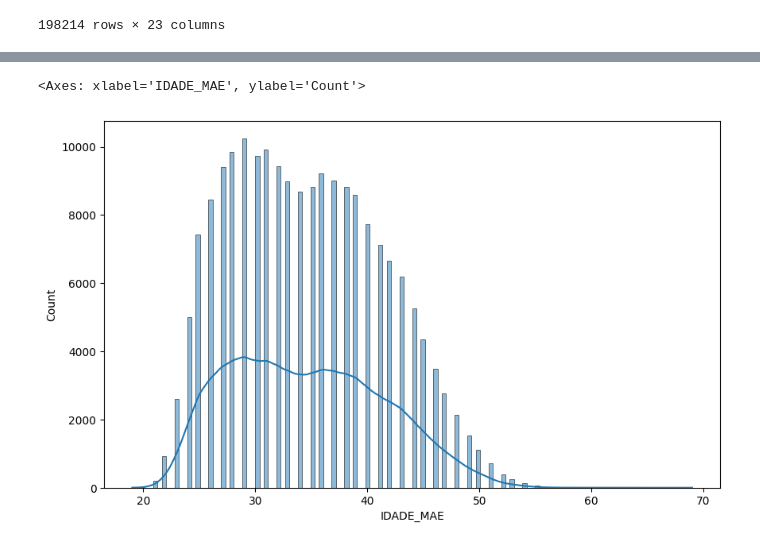
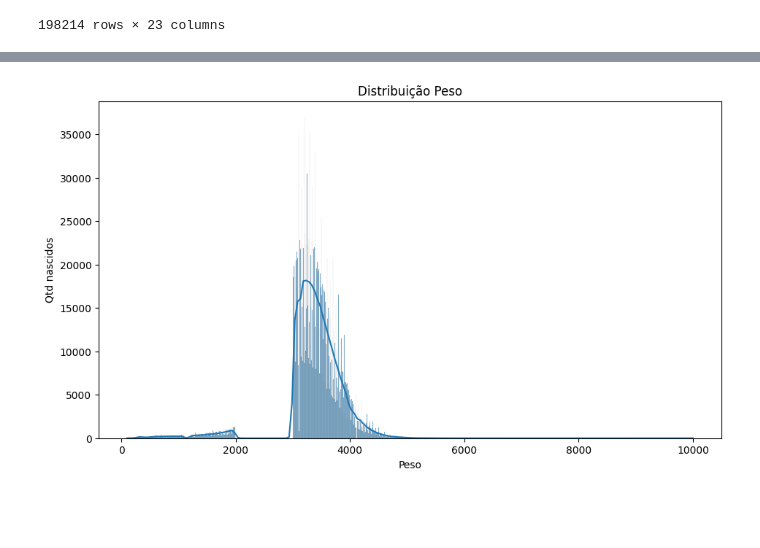
Before and after one commit to JuliaLizS/Processo_seletivo, a Jupyter notebook: IPQ.ipynb, the cells around one changed output, grey strips where cells are left out. Saved outputs shown, nothing was run; the diff lists cells and outputs as text; code cells hidden in the pictures; blank space fills up the shorter version.

```diff
--- a/IPQ.ipynb
+++ b/IPQ.ipynb
@@ -221,0 +235,2 @@ BA
+# %%
+dados = dados.dropna(subset=['PESO'])
@@ -222,6 +247,9 @@ BA
 # %%
-plt.figure(figsize=(10, 6))
-sns.histplot(data=BA, x='IDADE_MAE', kde=True)
+plt.figure(figsize=(11, 6))
+sns.histplot(data=dados, x='PESO', kde=True)
+plt.title('Distribuição Peso')
+plt.xlabel('Peso')
+plt.ylabel('Qtd nascidos')
+plt.show()
 # %% [output]
-<Axes: xlabel='IDADE_MAE', ylabel='Count'>
-[figure, old version]
+[figure, new version]
```
Also changed, not shown: parts of 16 cells of this notebook.
